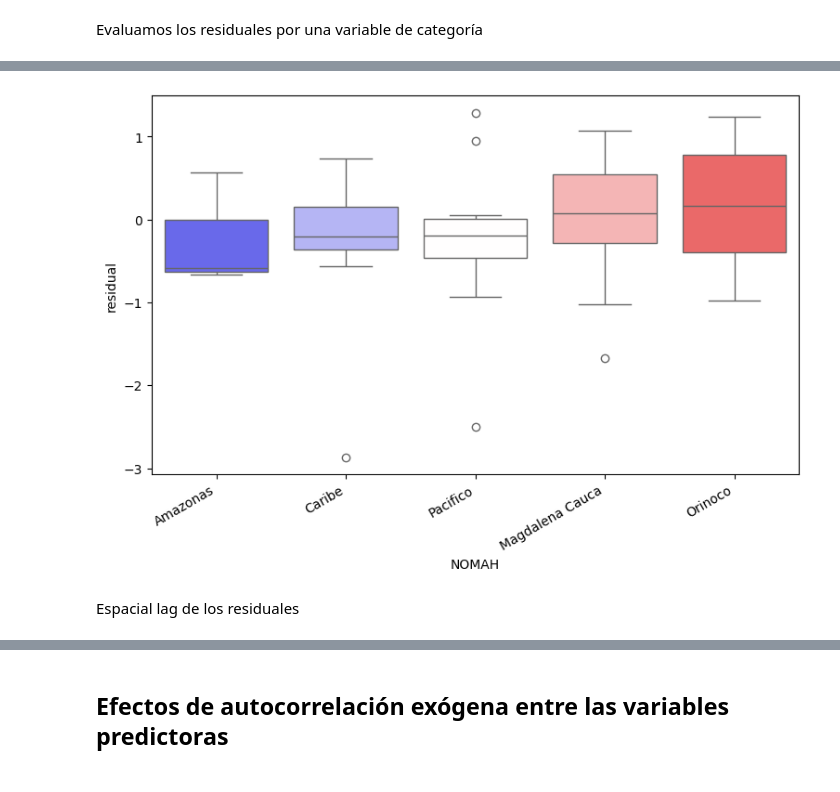
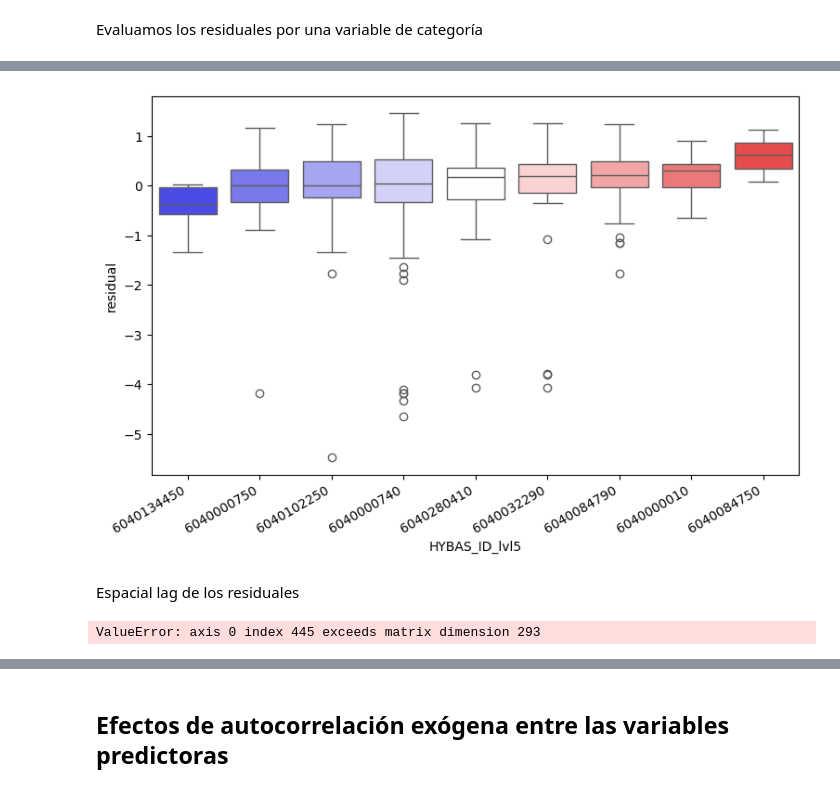
Before and after one commit to dan-reds/Geospatial_Analysis_2025, a Jupyter notebook: Codes/regresion_espacial.ipynb, the cells around one changed output, grey strips where cells are left out. Saved outputs shown, nothing was run; the diff lists cells and outputs as text; code cells hidden in the pictures.

```diff
--- a/Codes/regresion_espacial.ipynb
+++ b/Codes/regresion_espacial.ipynb
@@ -18,5 +18,4 @@ import matplotlib.pyplot as plt
 import seaborn as sbn
 # %%
 
-
-df = gpd.read_file('../data/regresion_POMCA.geojson')
+df = gpd.read_file('../data/regresion_POMCA_Final.geojson')
@@ -50,3 +24,13 @@ Index(['Id', 'AH', 'NOMAH', 'ZH', 'NOMZH', 'SZH', 'NOMSZH', 'Area_Ha',
+# %%
+level5 = gpd.read_file('C:/Users/danie/Documents/ESPECIALIZACION-ANALITICA/03_Analisis Geoespacial/shapes/HydroBasins/hybas_sa_lev04_v1c.shp')
+level5 = level5.to_crs(df.crs)
+
+# renombrar la columna HYBAS_ID a HYBAS_ID_lvl5 para evitar conflictos
+level5 = level5.rename(columns={'HYBAS_ID': 'HYBAS_ID_lvl5'})
+# Spatial join: asignar MAIN_BAS (nivel 5) como régimen a cada polígono de df (nivel 10)
+df = gpd.sjoin(df, level5[['HYBAS_ID_lvl5', 'geometry']], how='left', predicate='intersects')
+# Convertir a string para usar como régimen categórico en modelos
+df['HYBAS_ID_lvl5'] = df['HYBAS_ID_lvl5'].astype(str)
 # %%
 import numpy as np
 
@@ -165,20 +138,22 @@ Index(['Id', 'AH', 'NOMAH', 'ZH', 'NOMZH', 'SZH', 'NOMSZH', 'Area_Ha',
 # %%
 df['residual'] = m1.u
-medians = df.groupby("NOMAH").residual.median().to_frame('basin_residual')
+medians = df.groupby("HYBAS_ID_lvl5").residual.median().to_frame('basin_residual')
 
 f = plt.figure(figsize=(9,6))
 ax = plt.gca()
-sbn.boxplot(x='NOMAH', y='residual', ax = ax,
-                data=df.merge(medians, how='left',left_on='NOMAH',right_index=True).sort_values('basin_residual'), palette='bwr',  dodge=False)
+sbn.boxplot(x='HYBAS_ID_lvl5', y='residual', ax = ax,
+                data=df.merge(medians, how='left',left_on='HYBAS_ID_lvl5',right_index=True).sort_values('basin_residual'), palette='bwr',  dodge=False)
 f.autofmt_xdate()
 plt.show()
 # %% [output]
-[figure, old version]
+[figure, new version]
 # %% [markdown]
 Espacial lag de los residuales
 # %%
 # df_geo = gpd.GeoDataFrame(df, geometry='centroid')
 knn = weights.KNN.from_dataframe(df, k=5)
+# %% [output]
+ValueError: axis 0 index 445 exceeds matrix dimension 293
 # %%
 lag_residual = weights.spatial_lag.lag_spatial(knn, m1.u) # se obtiene la columna spatial_lag de la matris denominada Weights y se le calcula el espacial lag con la matriz de KNN
 ax = sbn.regplot(x=m1.u.flatten(), y=lag_residual.flatten(),line_kws=dict(color='orangered'),ci=None)
```
Also changed, not shown: parts of 31 cells of this notebook, 12 other files.
